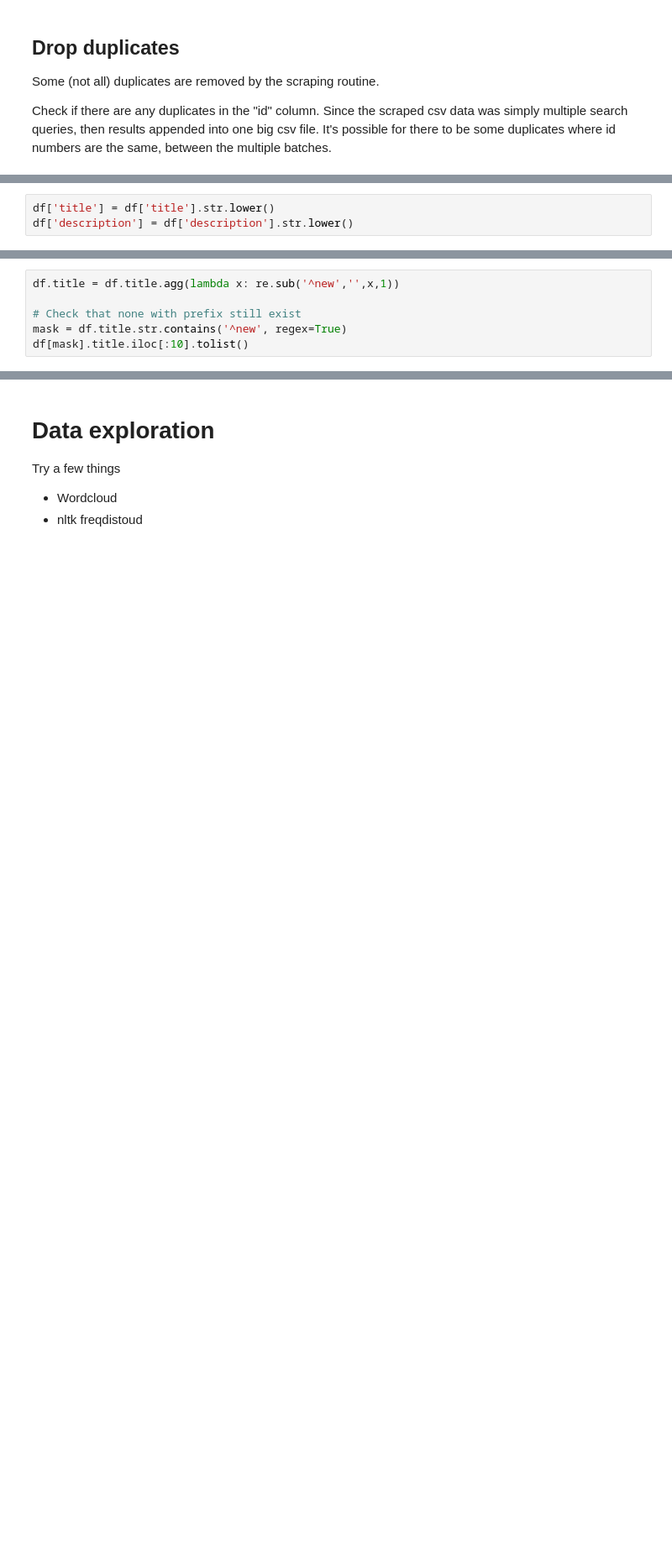
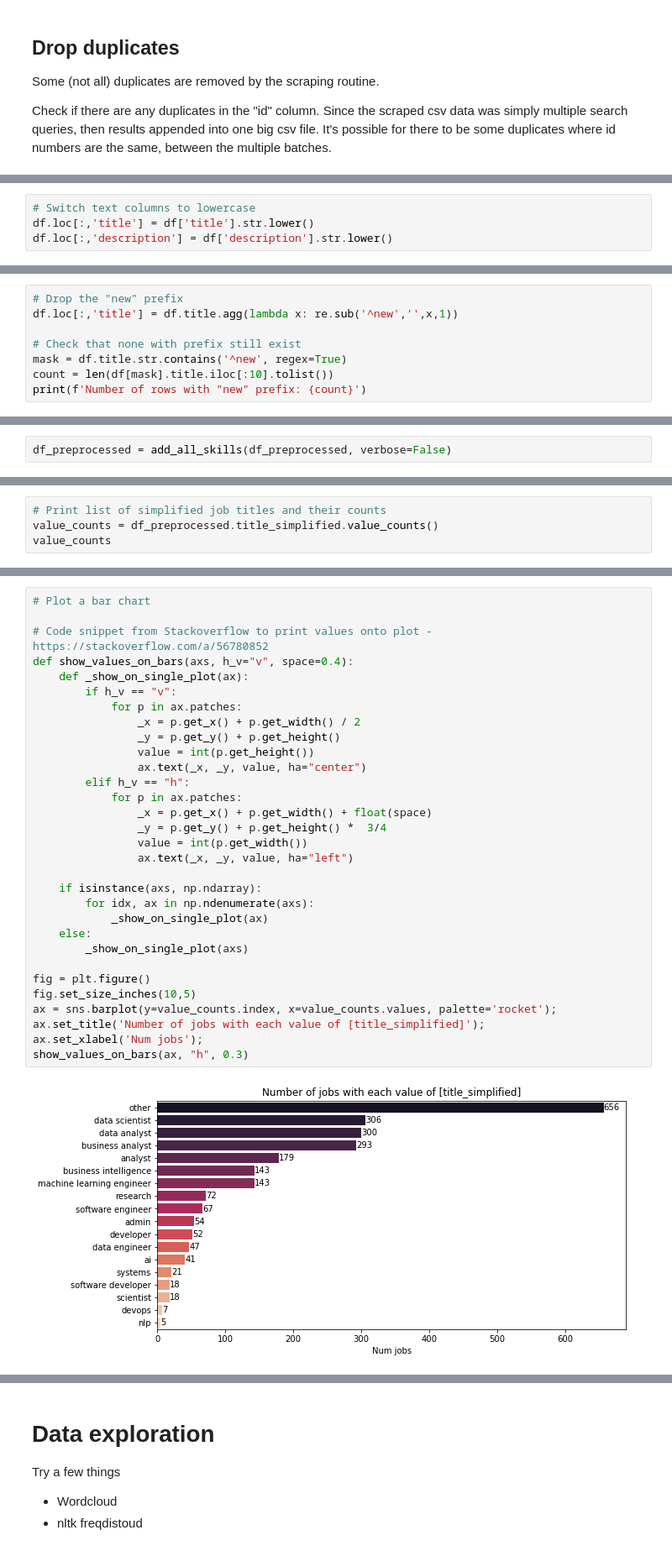
Before and after one commit to adin786/jobs-analysis, a Jupyter notebook: jobs-analysis.ipynb, the cells around one changed output, grey strips where cells are left out. Shown: that part at 84% size. Cells and saved outputs as stored; diff of their text form; blank space fills up the shorter version.

```diff
--- a/jobs-analysis.ipynb
+++ b/jobs-analysis.ipynb
@@ -116,4 +116,5 @@ Switch text columns to lowercase
 # %%
-df['title'] = df['title'].str.lower()
-df['description'] = df['description'].str.lower()
+# Switch text columns to lowercase
+df.loc[:,'title'] = df['title'].str.lower()
+df.loc[:,'description'] = df['description'].str.lower()
 # %% [markdown]
@@ -138,7 +133,9 @@ Crop the prefix off the title value
 # %%
-df.title = df.title.agg(lambda x: re.sub('^new','',x,1))
+# Drop the "new" prefix
+df.loc[:,'title'] = df.title.agg(lambda x: re.sub('^new','',x,1))
 
 # Check that none with prefix still exist
 mask = df.title.str.contains('^new', regex=True)
-df[mask].title.iloc[:10].tolist()
+count = len(df[mask].title.iloc[:10].tolist())
+print(f'Number of rows with "new" prefix: {count}')
 # %% [output]
@@ -145,0 +264,2 @@ df[mask].title.iloc[:10].tolist()
+# %%
+df_preprocessed = add_all_skills(df_preprocessed, verbose=False)
@@ -145,0 +327,4 @@ df[mask].title.iloc[:10].tolist()
+# %%
+# Print list of simplified job titles and their counts
+value_counts = df_preprocessed.title_simplified.value_counts()
+value_counts
@@ -145,0 +351,33 @@ df[mask].title.iloc[:10].tolist()
+# %%
+# Plot a bar chart
+
+# Code snippet from Stackoverflow to print values onto plot - https://stackoverflow.com/a/56780852
+def show_values_on_bars(axs, h_v="v", space=0.4):
+    def _show_on_single_plot(ax):
+        if h_v == "v":
+            for p in ax.patches:
+                _x = p.get_x() + p.get_width() / 2
+                _y = p.get_y() + p.get_height()
+                value = int(p.get_height())
+                ax.text(_x, _y, value, ha="center")
+        elif h_v == "h":
+            for p in ax.patches:
+                _x = p.get_x() + p.get_width() + float(space)
+                _y = p.get_y() + p.get_height() *  3/4
+                value = int(p.get_width())
+                ax.text(_x, _y, value, ha="left")
+
+    if isinstance(axs, np.ndarray):
+        for idx, ax in np.ndenumerate(axs):
+            _show_on_single_plot(ax)
+    else:
+        _show_on_single_plot(axs)
+
+fig = plt.figure()
+fig.set_size_inches(10,5)
+ax = sns.barplot(y=value_counts.index, x=value_counts.values, palette='rocket');
+ax.set_title('Number of jobs with each value of [title_simplified]');
+ax.set_xlabel('Num jobs');
+show_values_on_bars(ax, "h", 0.3)
+# %% [output]
+[figure, added]
```
Also changed, not shown: parts of 83 cells of this notebook, 2 other files.
